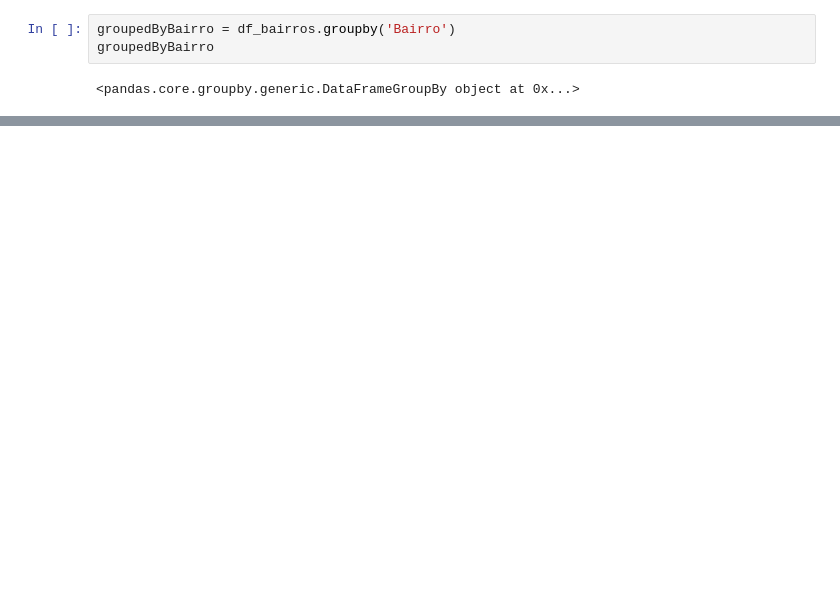
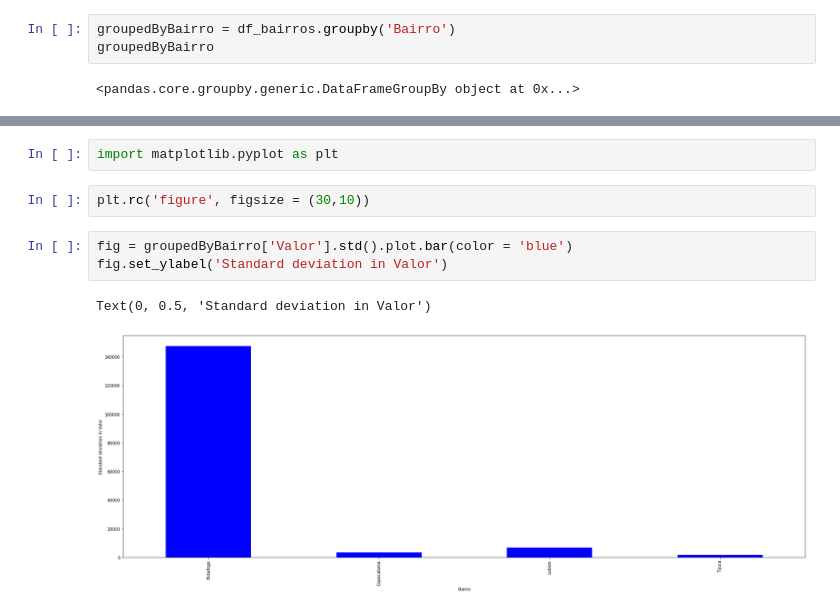
Before and after one commit to nathanqueija/myjourneytodatascience, a Jupyter notebook: 02_pandas_treating_and_analyzing_data/pandas.ipynb, the cells around one changed output, grey strips where cells are left out. Saved outputs shown, nothing was run; the diff lists cells and outputs as text; blank space fills up the shorter version.

```diff
--- a/02_pandas_treating_and_analyzing_data/pandas.ipynb
+++ b/02_pandas_treating_and_analyzing_data/pandas.ipynb
@@ -1106,0 +1180,10 @@ groupedByBairro[["Valor", "Condominio"]].mean().round(2)
+# %%
+import matplotlib.pyplot as plt
+# %%
+plt.rc('figure', figsize = (30,10))
+# %%
+fig = groupedByBairro['Valor'].std().plot.bar(color = 'blue')
+fig.set_ylabel('Standard deviation in Valor')
+# %% [output]
+Text(0, 0.5, 'Standard deviation in Valor')
+[figure, added]
```
Also changed, not shown: parts of 19 cells of this notebook, 1 other file.
